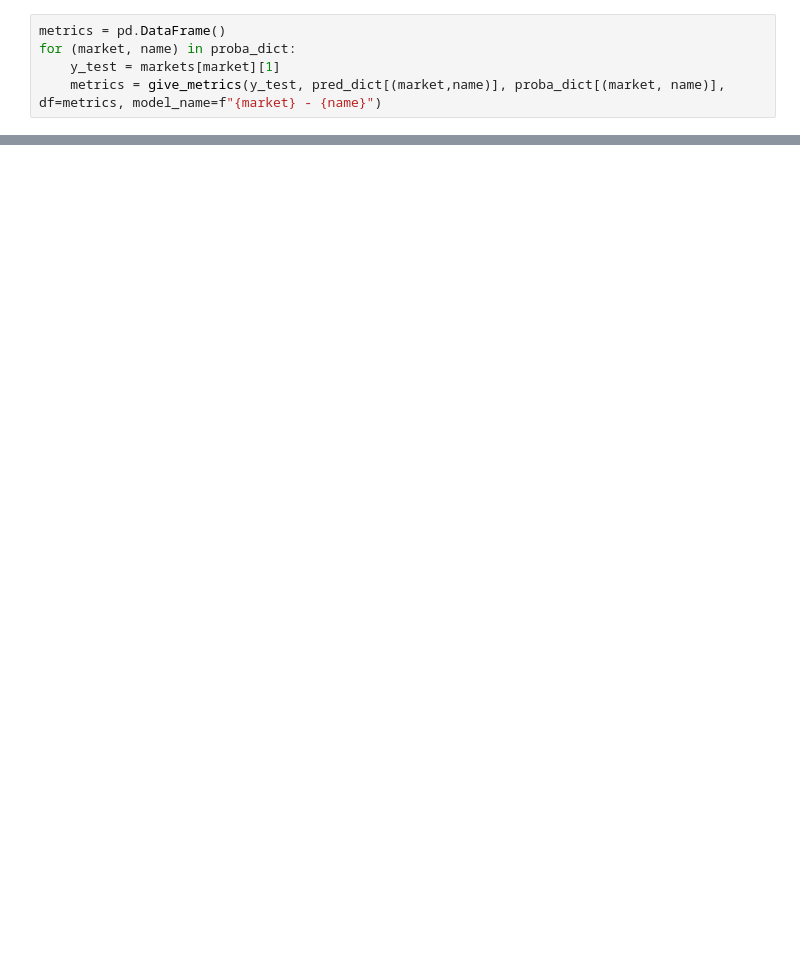
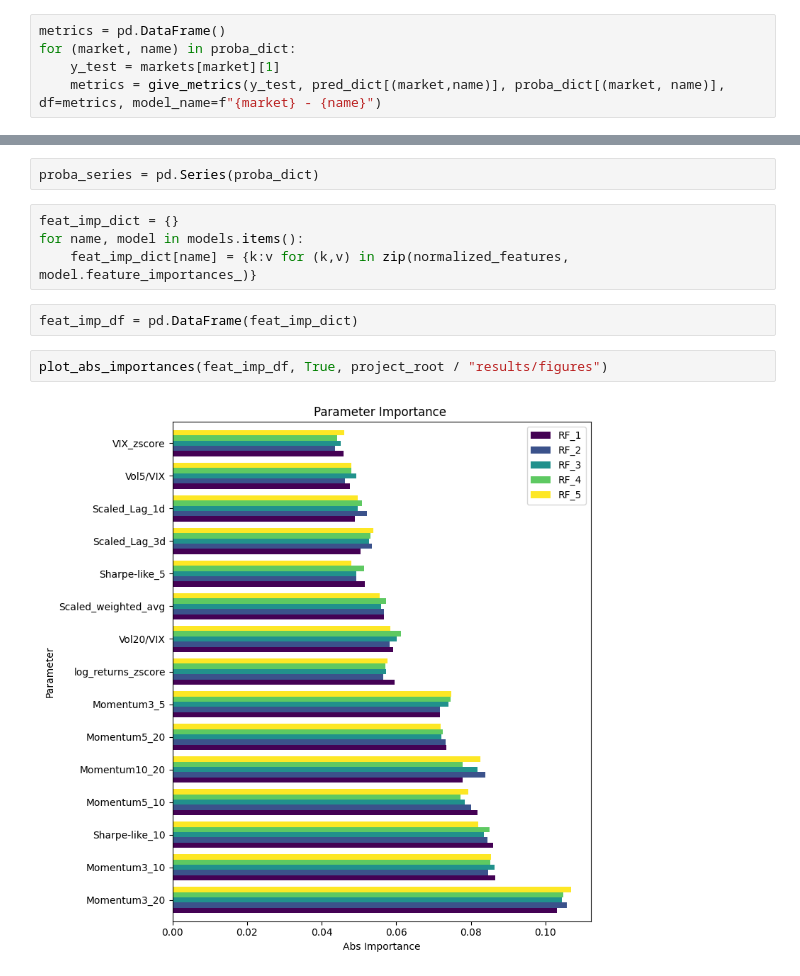
Before and after one commit to V4laky/Stress-day-prediction, a Jupyter notebook: notebooks/model_evaluation.ipynb, the cells around one changed output, grey strips where cells are left out. Cells and saved outputs as stored; diff of their text form; blank space fills up the shorter version.

```diff
--- a/notebooks/model_evaluation.ipynb
+++ b/notebooks/model_evaluation.ipynb
@@ -81,2 +109,14 @@ metrics
+# %%
+proba_series = pd.Series(proba_dict)
+# %%
+feat_imp_dict = {}
+for name, model in models.items():
+    feat_imp_dict[name] = {k:v for (k,v) in zip(normalized_features, model.feature_importances_)}
+# %%
+feat_imp_df = pd.DataFrame(feat_imp_dict)
+# %%
+plot_abs_importances(feat_imp_df, True, project_root / "results/figures")
+# %% [output]
+[figure, added]
 # %%
 for market, (X_test, y_test) in markets.items():
```
Also changed, not shown: parts of 15 cells of this notebook, 5 other files.
